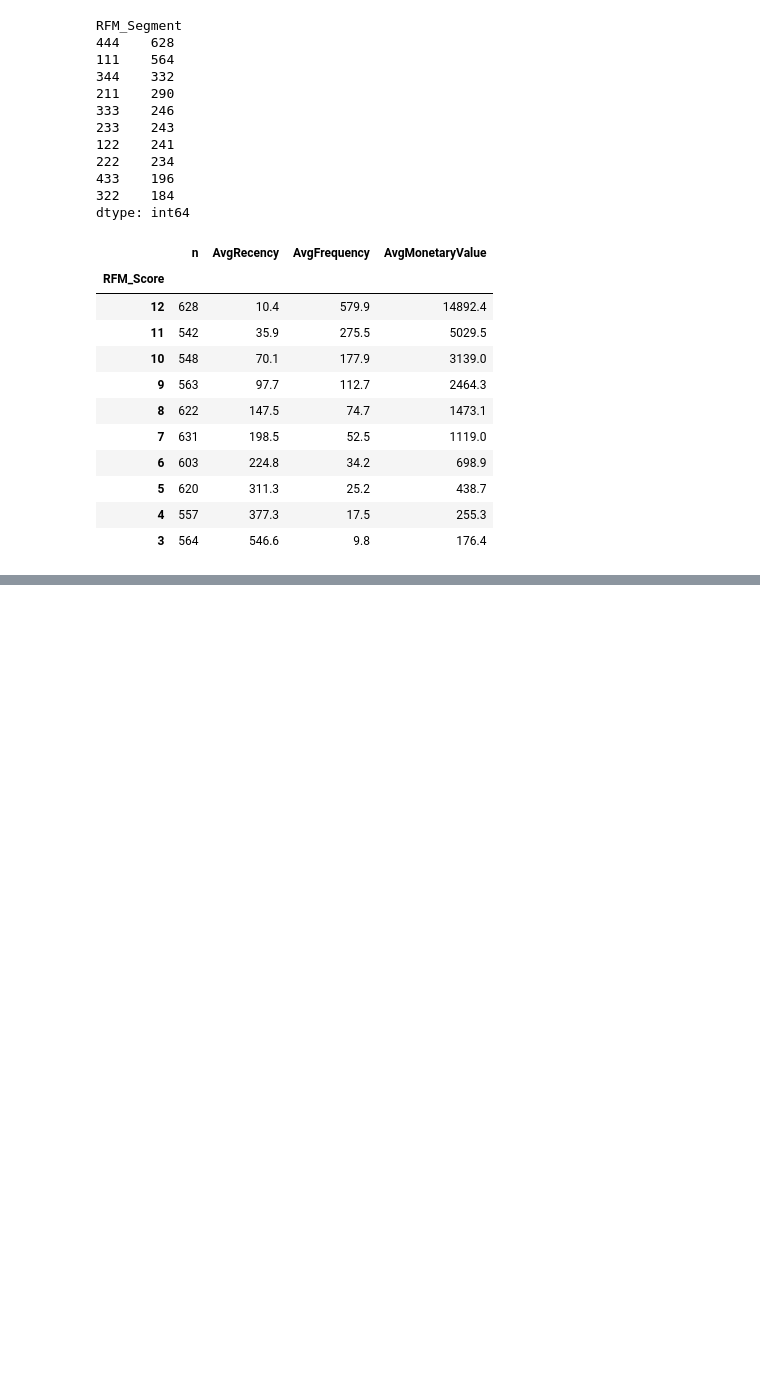
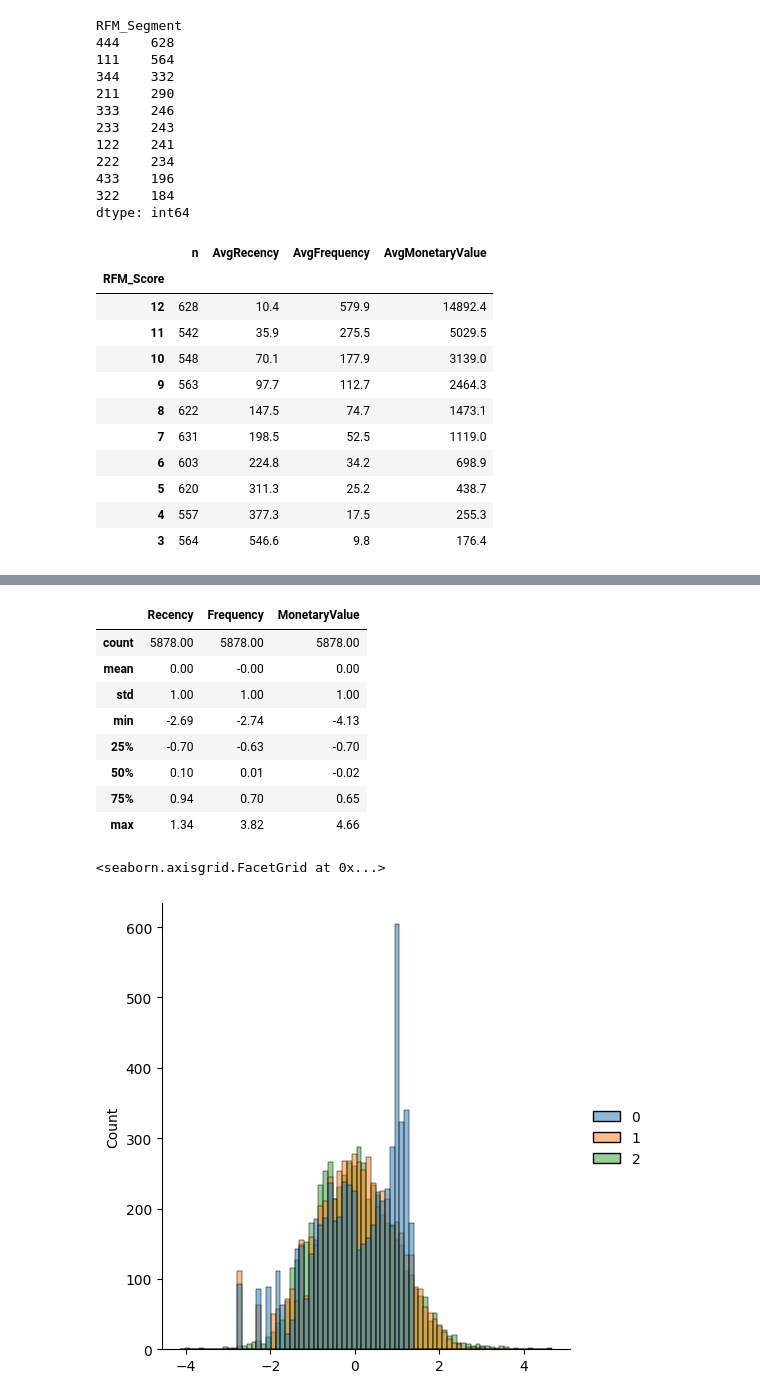
Before and after one commit to antobzzll/antobzzll.github.io, a Jupyter notebook: posts/online-retail-customer-segmentation/index.ipynb, the cells around one changed output, grey strips where cells are left out. Cells and saved outputs as stored; diff of their text form; code cells hidden in the pictures; blank space fills up the shorter version.

```diff
--- a/posts/online-retail-customer-segmentation/index.ipynb
+++ b/posts/online-retail-customer-segmentation/index.ipynb
@@ -238,0 +256,24 @@ datamart.groupby('RFM_Score').agg(
+# %%
+cols_data = ['Recency', 'Frequency', 'MonetaryValue']
+datamart_rfm = datamart[cols_data].copy()
+
+datamart_log = np.log(datamart_rfm) # log transform
+
+# centering and scaling
+from sklearn.preprocessing import StandardScaler
+datamart_normalized = StandardScaler().fit_transform(datamart_log)
+datamart_normalized_df = pd.DataFrame(datamart_normalized, columns=cols_data).describe().round(2)
+display(datamart_normalized_df)
+sns.displot(pd.DataFrame(datamart_normalized))
+# %% [output]
+|  | Recency | Frequency | MonetaryValue |
+| count | 5878.00 | 5878.00 | 5878.00 |
+| mean | 0.00 | -0.00 | 0.00 |
+| std | 1.00 | 1.00 | 1.00 |
+| min | -2.69 | -2.74 | -4.13 |
+| 25% | -0.70 | -0.63 | -0.70 |
+| 50% | 0.10 | 0.01 | -0.02 |
+| 75% | 0.94 | 0.70 | 0.65 |
+| max | 1.34 | 3.82 | 4.66 |
+<seaborn.axisgrid.FacetGrid at 0x...>
+[figure, added]
```
Also changed, not shown: parts of 4 cells of this notebook.
